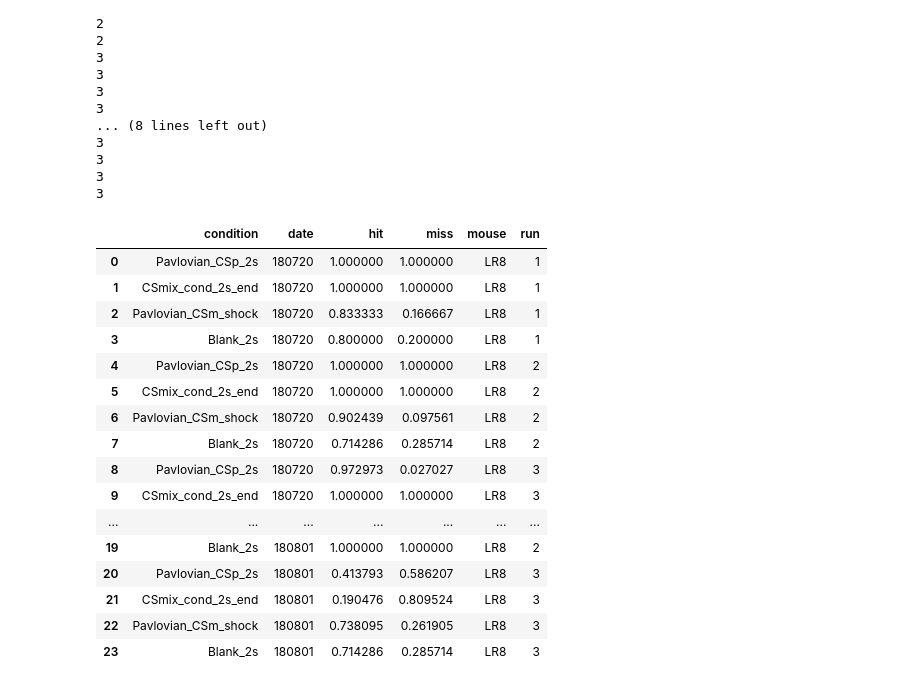
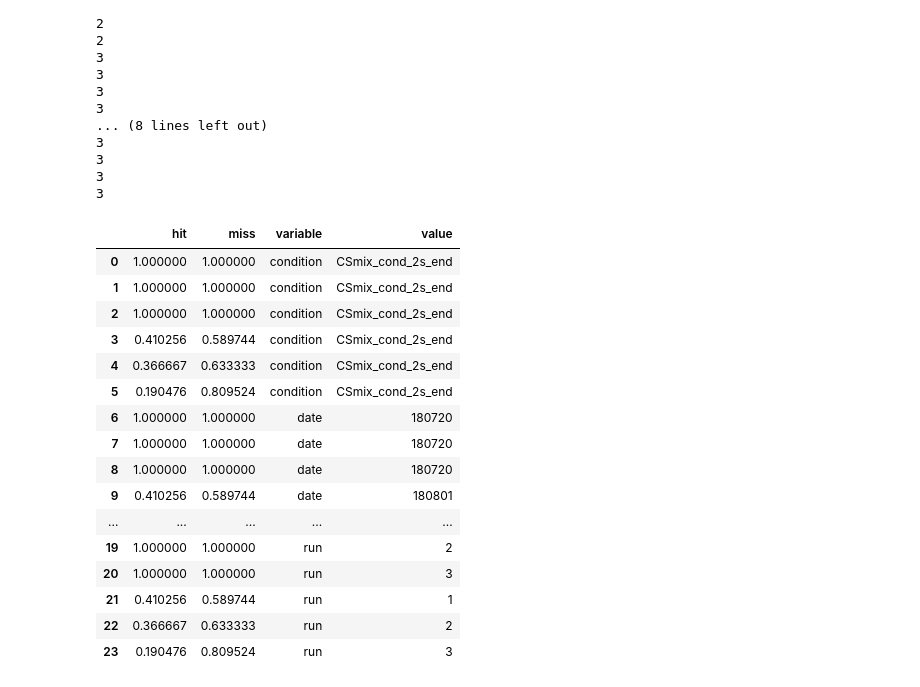
Before and after one commit to hkucukdereli/behavior, a Jupyter notebook: lickPlots.ipynb, the cells around one changed output. Saved outputs shown, nothing was run; the diff lists cells and outputs as text; code cells hidden in the pictures.

```diff
--- a/lickPlots.ipynb
+++ b/lickPlots.ipynb
@@ -97,24 +99,24 @@ for date in dates:
 # %%
 codes=LR8.codes[dates[0]][1]
 
 Performance[Performance['condition'] == codes[1]]
 
-Performance
+pd.melt(Performance[Performance['condition'] == 'CSmix_cond_2s_end'], ['hit', 'miss'])
 # %% [output]
-|  | condition | date | hit | miss | mouse | run |
-| 0 | Pavlovian_CSp_2s | 180720 | 1.000000 | 1.000000 | LR8 | 1 |
-| 1 | CSmix_cond_2s_end | 180720 | 1.000000 | 1.000000 | LR8 | 1 |
-| 2 | Pavlovian_CSm_shock | 180720 | 0.833333 | 0.166667 | LR8 | 1 |
-| 3 | Blank_2s | 180720 | 0.800000 | 0.200000 | LR8 | 1 |
-| 4 | Pavlovian_CSp_2s | 180720 | 1.000000 | 1.000000 | LR8 | 2 |
-| 5 | CSmix_cond_2s_end | 180720 | 1.000000 | 1.000000 | LR8 | 2 |
-| 6 | Pavlovian_CSm_shock | 180720 | 0.902439 | 0.097561 | LR8 | 2 |
-| 7 | Blank_2s | 180720 | 0.714286 | 0.285714 | LR8 | 2 |
-| 8 | Pavlovian_CSp_2s | 180720 | 0.972973 | 0.027027 | LR8 | 3 |
-| 9 | CSmix_cond_2s_end | 180720 | 1.000000 | 1.000000 | LR8 | 3 |
-| ... | ... | ... | ... | ... | ... | ... |
-| 19 | Blank_2s | 180801 | 1.000000 | 1.000000 | LR8 | 2 |
-| 20 | Pavlovian_CSp_2s | 180801 | 0.413793 | 0.586207 | LR8 | 3 |
-| 21 | CSmix_cond_2s_end | 180801 | 0.190476 | 0.809524 | LR8 | 3 |
-| 22 | Pavlovian_CSm_shock | 180801 | 0.738095 | 0.261905 | LR8 | 3 |
-| 23 | Blank_2s | 180801 | 0.714286 | 0.285714 | LR8 | 3 |
+|  | hit | miss | variable | value |
+| 0 | 1.000000 | 1.000000 | condition | CSmix_cond_2s_end |
+| 1 | 1.000000 | 1.000000 | condition | CSmix_cond_2s_end |
+| 2 | 1.000000 | 1.000000 | condition | CSmix_cond_2s_end |
+| 3 | 0.410256 | 0.589744 | condition | CSmix_cond_2s_end |
+| 4 | 0.366667 | 0.633333 | condition | CSmix_cond_2s_end |
+| 5 | 0.190476 | 0.809524 | condition | CSmix_cond_2s_end |
+| 6 | 1.000000 | 1.000000 | date | 180720 |
+| 7 | 1.000000 | 1.000000 | date | 180720 |
+| 8 | 1.000000 | 1.000000 | date | 180720 |
+| 9 | 0.410256 | 0.589744 | date | 180801 |
+| ... | ... | ... | ... | ... |
+| 19 | 1.000000 | 1.000000 | run | 2 |
+| 20 | 1.000000 | 1.000000 | run | 3 |
+| 21 | 0.410256 | 0.589744 | run | 1 |
+| 22 | 0.366667 | 0.633333 | run | 2 |
+| 23 | 0.190476 | 0.809524 | run | 3 |
```
Also changed, not shown: parts of 5 cells of this notebook.
